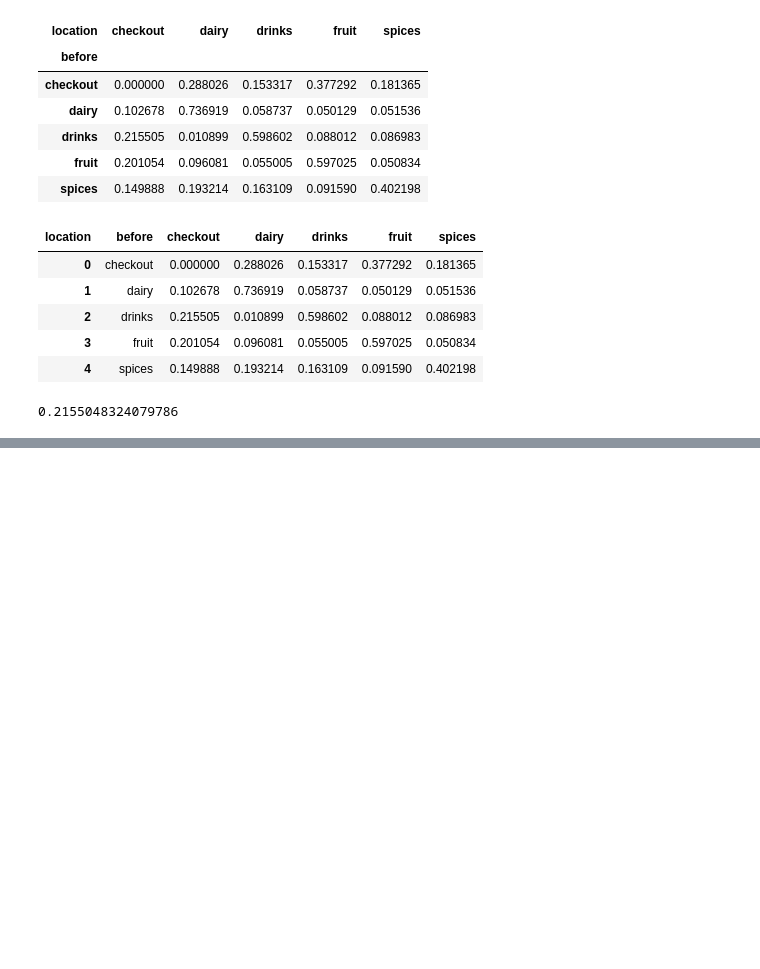
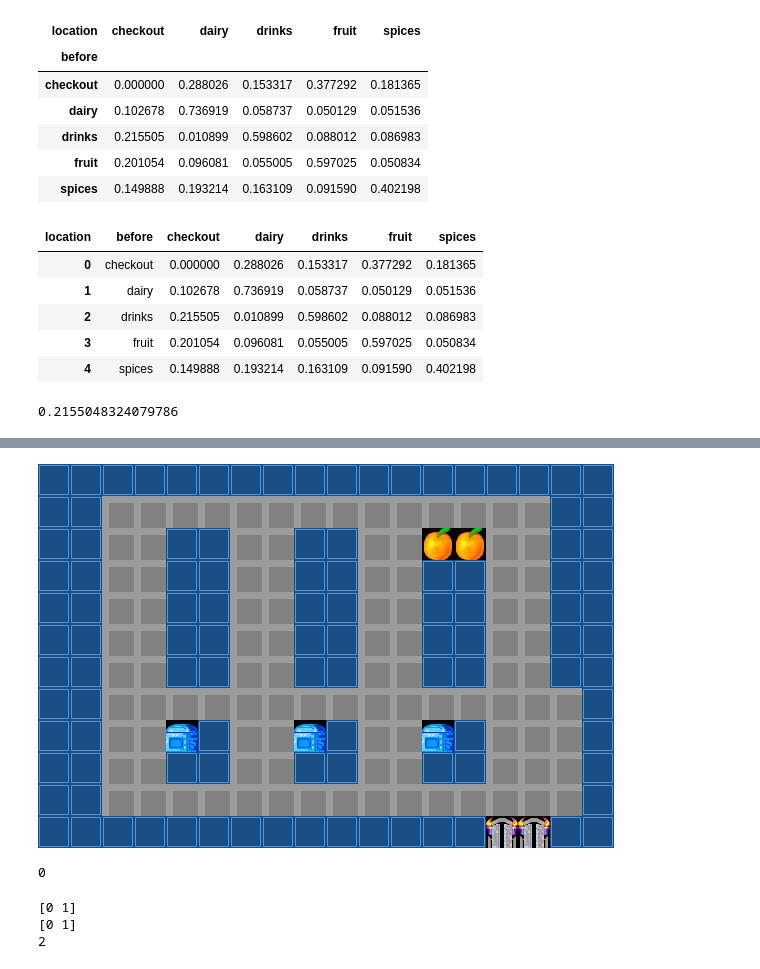
Before and after one commit to rashed2940/Marchov_chain_proj, a Jupyter notebook: transition_matrix.ipynb, the cells around one changed output, grey strips where cells are left out. Drawn from its saved outputs; the diff is of its cells as text; code cells hidden in the pictures; blank space fills up the shorter version.

```diff
--- a/transition_matrix.ipynb
+++ b/transition_matrix.ipynb
@@ -158,0 +232,8 @@ df104.checkout[2]
+# %%
+tx = 12 * 32
+ty = 2 * 32
+market[ty:ty+32, tx:tx+32] = apple
+im = Image.fromarray(market)
+im
+# %% [output]
+[figure, added]
@@ -158,0 +245,17 @@ df104.checkout[2]
+# %%
+for i in range(1):
+    print(i)
+# %% [output]
+0
+# %%
+colors = [0,1,2,3]
+new_color = np.random.choice(colors,2)
+print(new_color)
+unique_colors = np.unique(new_color)
+print(unique_colors)
+nb_colors_to_change = len(unique_colors)
+print(nb_colors_to_change)
+# %% [output]
+[0 1]
+[0 1]
+2
```
Also changed, not shown: parts of 16 cells of this notebook, 14 other files.
